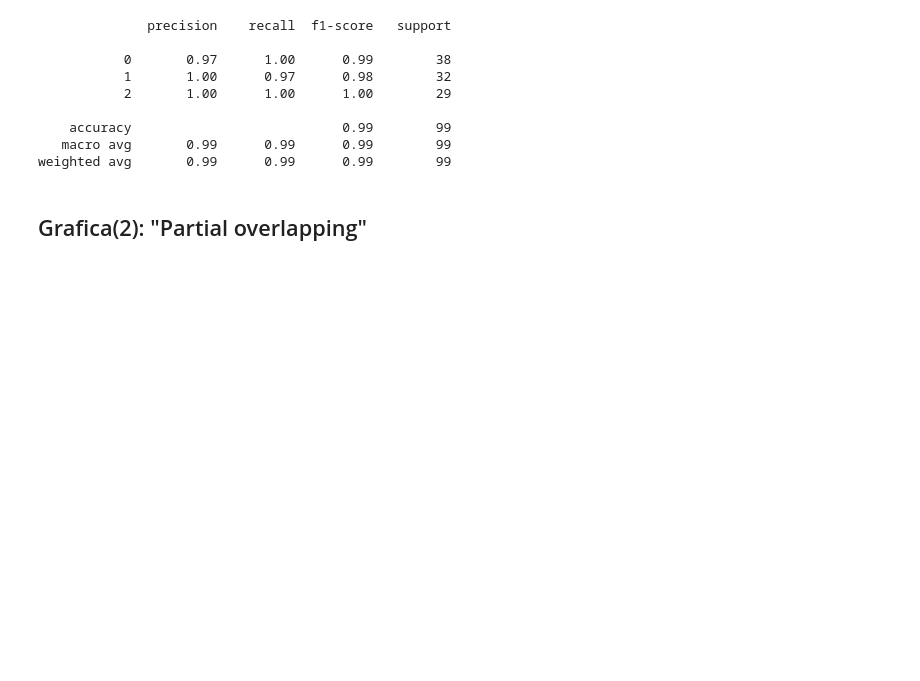
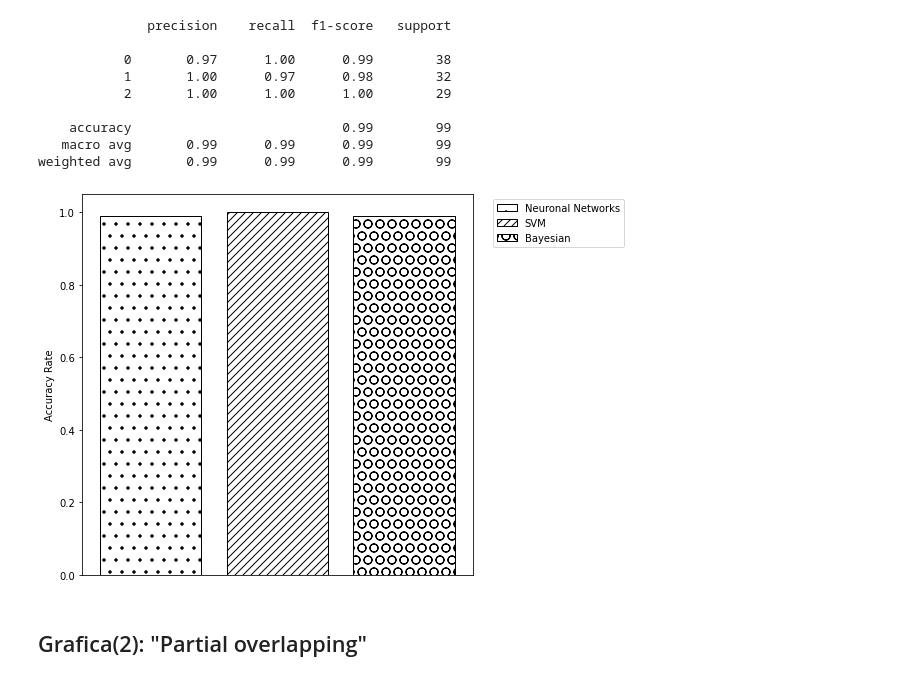
Before and after one commit to nachocodexx/cinvestav-dsc-final, a Jupyter notebook: Untitled.ipynb, the cells around one changed output. Cells and saved outputs as stored; diff of their text form; code cells hidden in the pictures; blank space fills up the shorter version.

```diff
--- a/Untitled.ipynb
+++ b/Untitled.ipynb
@@ -147,12 +153,16 @@ print(CR(y_test,y_pred))
    macro avg       0.37      0.48      0.32       571
 weighted avg       0.70      0.65      0.63       571
 # %%
-_,ax = plt.subplots(figsize=(7,7))
+def plot_bars(accs,**kwargs):
+    _,ax = plt.subplots(figsize=(7,7))
+    labels = kwargs.get("labels",["Neuronal Network","Decision Tree","Bayesian Classifier"])
+    ax.bar(0,accs[0],color="#fff",edgecolor="black",hatch=".",label=labels[0])
+    ax.bar(1,accs[1],color="#fff",edgecolor="black",hatch="///",label=labels[1])
+    ax.bar(2,accs[2],color="#fff",edgecolor="black",hatch="O",label=labels[2])
+    ax.set_xticks([])
+    ax.set_ylabel("Accuracy Rate")
+    ax.legend(bbox_to_anchor=(1.4,1))
+    plt.savefig("images/00",bbox_inches='tight')
 accs = [0.82,0.96,0.65]
-ax.bar(0,accs[0],color="#fff",edgecolor="black",hatch=".",label="Neuronal Network")
-ax.bar(1,accs[1],color="#fff",edgecolor="black",hatch="///",label="Decision Tree")
-ax.bar(2,accs[2],color="#fff",edgecolor="black",hatch="O",label="Bayesian Classifier")
-ax.set_xticks([])
-ax.set_ylabel("Accuracy Rate")
-ax.legend(bbox_to_anchor=(1.4,1))
+plot_bars(accs)
 # %% [output]
@@ -300,6 +305,11 @@ print(CR(y_test,y_pred))
     accuracy                           0.99        99
    macro avg       0.99      0.99      0.99        99
 weighted avg       0.99      0.99      0.99        99
+# %%
+plot_bars([.99,1,0.99],labels=["Neuronal Networks","SVM","Bayesian"])
+# plt.savefig(dpi=300,b)
+# %% [output]
+[figure, added]
 # %% [markdown]
 ## Grafica(2): "Partial overlapping"
 # %%
```
Also changed, not shown: parts of 20 cells of this notebook, 1 other file.
